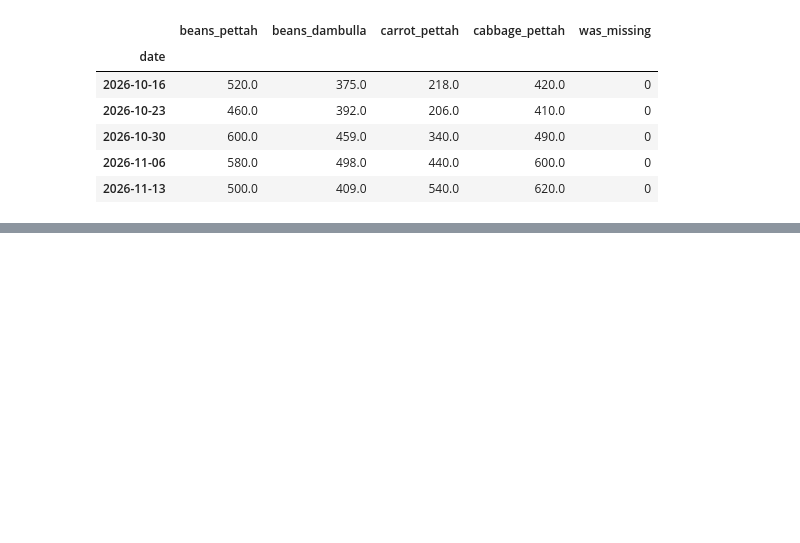
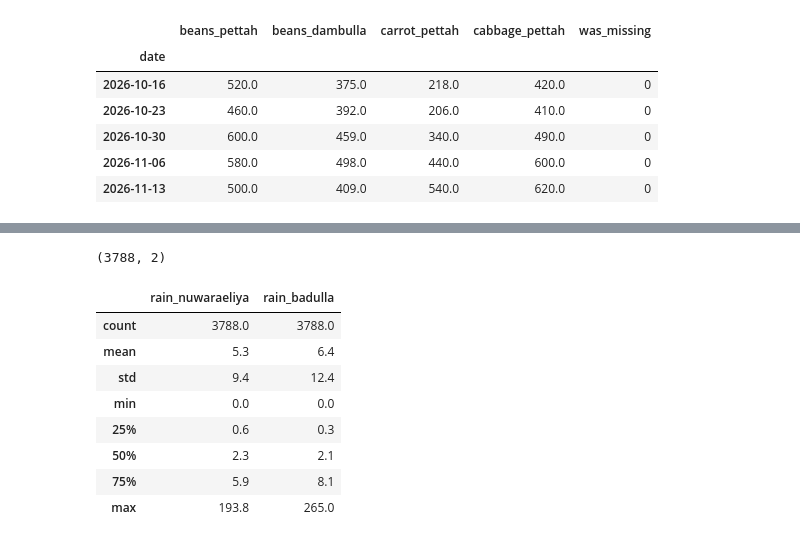
Before and after one commit to renulucshmi/pettah-beans-price-forecast, a Jupyter notebook: ensemble_assignment.ipynb, the cells around one changed output, grey strips where cells are left out. Saved outputs shown, nothing was run; the diff lists cells and outputs as text; code cells hidden in the pictures; blank space fills up the shorter version.

```diff
--- a/ensemble_assignment.ipynb
+++ b/ensemble_assignment.ipynb
@@ -118,0 +132,38 @@ weekly.tail()
+# %%
+import requests
+
+def get_rain(lat, lon, name):
+    url = "https://archive-api.open-meteo.com/v1/archive"
+    params = {
+        "latitude": lat,
+        "longitude": lon,
+        "start_date": "2016-07-01",
+        "end_date": "2026-11-13",
+        "daily": "precipitation_sum",
+        "timezone": "Asia/Colombo",
+    }
+    r = requests.get(url, params=params, timeout=60)
+    r.raise_for_status()
+    d = r.json()["daily"]
+    return pd.Series(d["precipitation_sum"], index=pd.to_datetime(d["time"]), name=name)
+
+rain = pd.concat([
+    get_rain(6.9497, 80.7891, "rain_nuwaraeliya"),
+    get_rain(6.9934, 81.0550, "rain_badulla"),
+], axis=1)
+rain.index.name = "date"
+
+rain.to_csv("dataset/rain_daily.csv")
+print(rain.shape)
+rain.describe().round(1)
+# %% [output]
+(3788, 2)
+|  | rain_nuwaraeliya | rain_badulla |
+| count | 3788.0 | 3788.0 |
+| mean | 5.3 | 6.4 |
+| std | 9.4 | 12.4 |
+| min | 0.0 | 0.0 |
+| 25% | 0.6 | 0.3 |
+| 50% | 2.3 | 2.1 |
+| 75% | 5.9 | 8.1 |
+| max | 193.8 | 265.0 |
```
Also changed, not shown: parts of 6 cells of this notebook, 2 other files.
